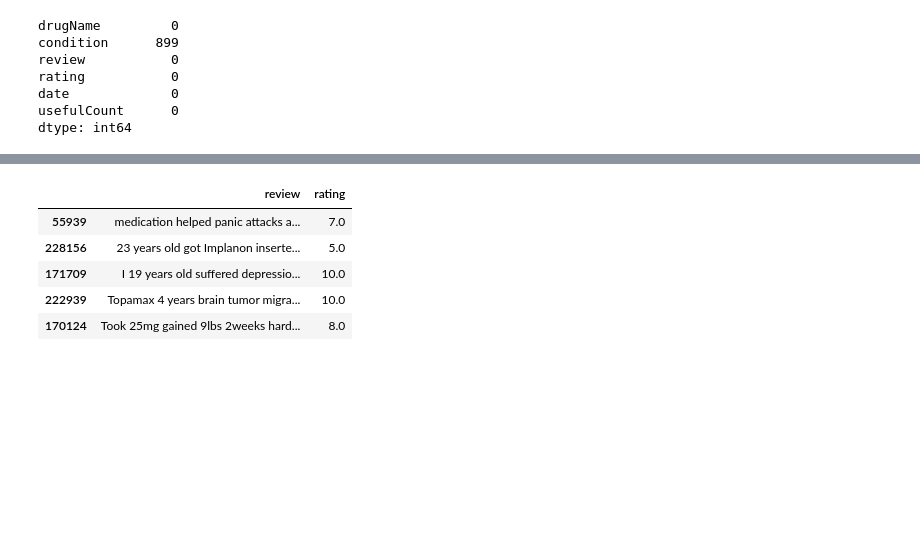
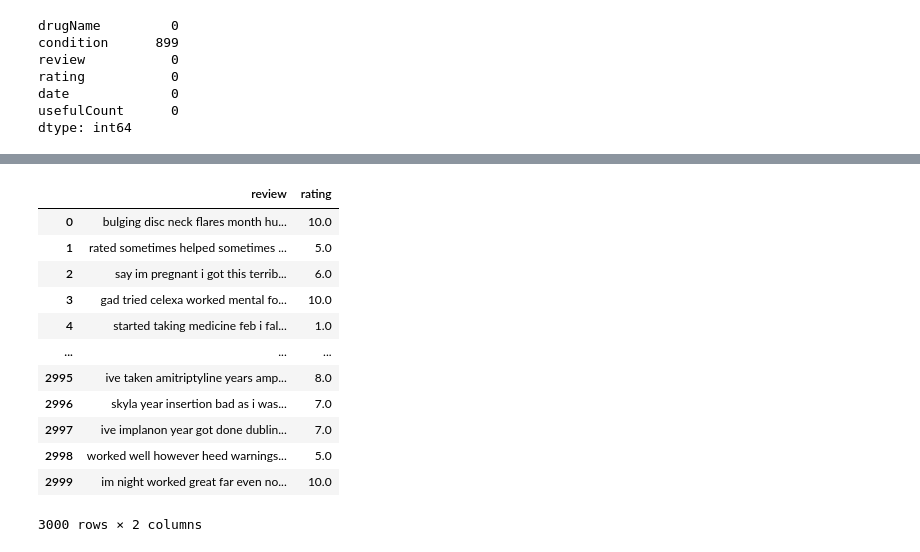
Before and after one commit to ArmandoLp/DrugReviewDataset, a Jupyter notebook: Examen 1- LSTM.ipynb, the cells around one changed output, grey strips where cells are left out. Cells and saved outputs as stored; diff of their text form; code cells hidden in the pictures; blank space fills up the shorter version.

```diff
--- a/Examen 1- LSTM.ipynb
+++ b/Examen 1- LSTM.ipynb
@@ -144,9 +112,0 @@ df['review']=df['review'].apply(denoise_text)
-# %%
-df.sample(5)
-# %% [output]
-|  | review | rating |
-| 55939 | medication helped panic attacks a... | 7.0 |
-| 228156 | 23 years old got Implanon inserte... | 5.0 |
-| 171709 | I 19 years old suffered depressio... | 10.0 |
-| 222939 | Topamax 4 years brain tumor migra... | 10.0 |
-| 170124 | Took 25mg gained 9lbs 2weeks hard... | 8.0 |
@@ -158 +113,17 @@ def simple_stemmer(text):
+# %%
+df
+# %% [output]
+|  | review | rating |
+| 0 | bulging disc neck flares month hu... | 10.0 |
+| 1 | rated sometimes helped sometimes ... | 5.0 |
+| 2 | say im pregnant i got this terrib... | 6.0 |
+| 3 | gad tried celexa worked mental fo... | 10.0 |
+| 4 | started taking medicine feb i fal... | 1.0 |
+| ... | ... | ... |
+| 2995 | ive taken amitriptyline years amp... | 8.0 |
+| 2996 | skyla year insertion bad as i was... | 7.0 |
+| 2997 | ive implanon year got done dublin... | 7.0 |
+| 2998 | worked well however heed warnings... | 5.0 |
+| 2999 | im night worked great far even no... | 10.0 |
+3000 rows × 2 columns
 # %%
```
Also changed, not shown: parts of 46 cells of this notebook, 2 other files.
